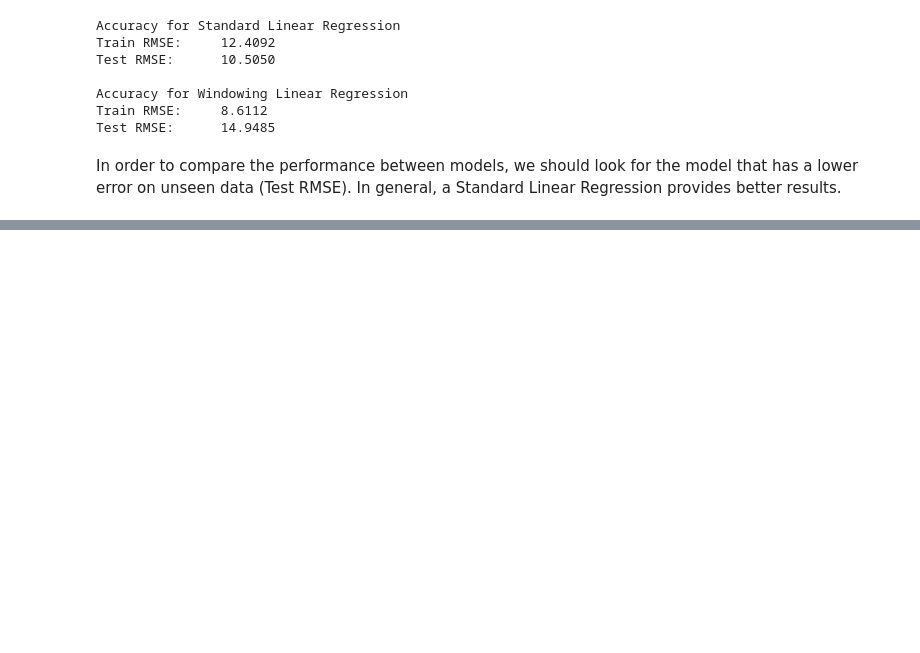
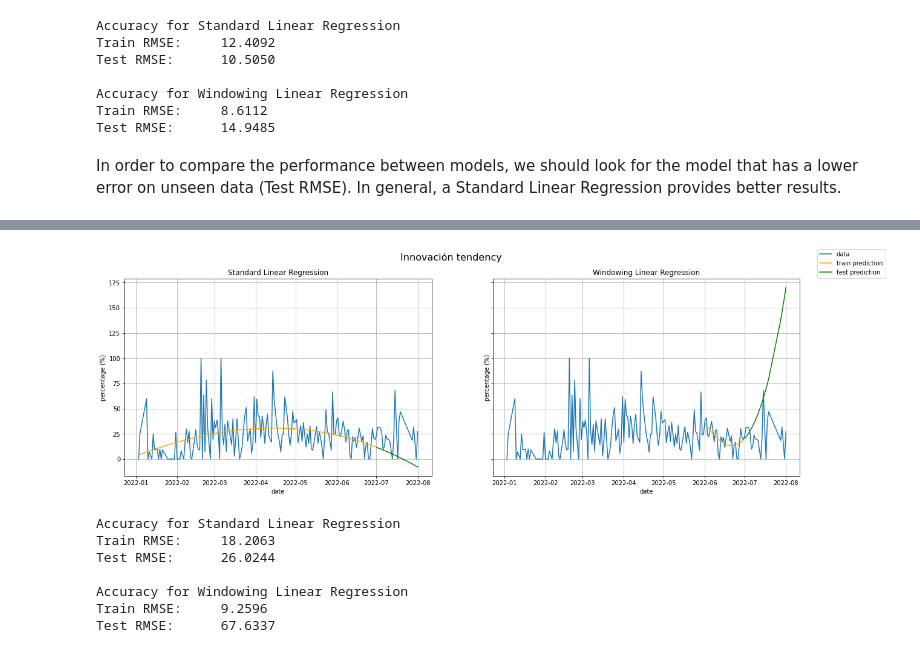
Before and after one commit to sergiolives19/Naveler, a Jupyter notebook: Categories tendency/categories_prediction.ipynb, the cells around one changed output, grey strips where cells are left out. Saved outputs shown, nothing was run; the diff lists cells and outputs as text; code cells hidden in the pictures; blank space fills up the shorter version.

```diff
--- a/Categories tendency/categories_prediction.ipynb
+++ b/Categories tendency/categories_prediction.ipynb
@@ -198,0 +253,11 @@ In order to compare the performance between models, we should look for the model
+# %%
+plot_category('Innovación')
+# %% [output]
+[figure, added]
+Accuracy for Standard Linear Regression
+Train RMSE:     18.2063
+Test RMSE:      26.0244
+
+Accuracy for Windowing Linear Regression
+Train RMSE:     9.2596
+Test RMSE:      67.6337
```
Also changed, not shown: parts of 17 cells of this notebook.
